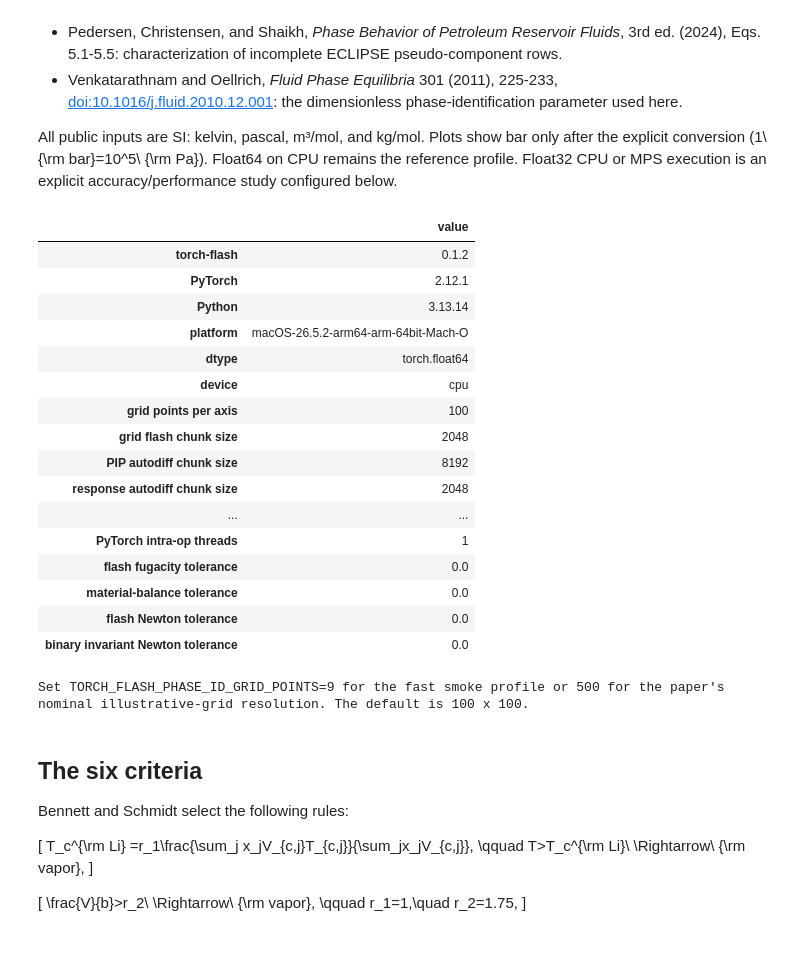
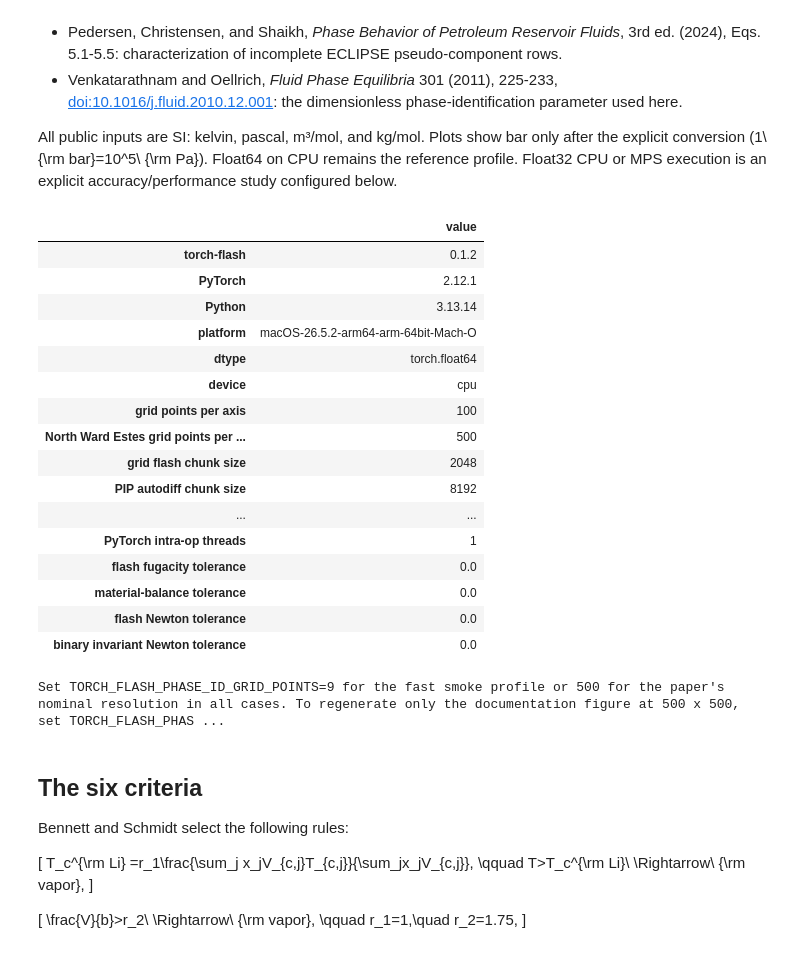
Before and after one commit to ThermoPhase-FCSRG/torch-flash, a Jupyter notebook: notebooks/verification/29_bennett_phase_identification_methods.ipynb, the cells around one changed output. Cells and saved outputs as stored; diff of their text form; code cells hidden in the pictures.

```diff
--- a/notebooks/verification/29_bennett_phase_identification_methods.ipynb
+++ b/notebooks/verification/29_bennett_phase_identification_methods.ipynb
@@ -117,6 +117,11 @@ plt.style.use("seaborn-v0_8-whitegrid")
 GRID_POINTS = int(os.environ.get("TORCH_FLASH_PHASE_ID_GRID_POINTS", "100"))
 if GRID_POINTS < 3:
     raise ValueError("TORCH_FLASH_PHASE_ID_GRID_POINTS must be at least 3")
+NWE_GRID_POINTS = int(
+    os.environ.get("TORCH_FLASH_PHASE_ID_NWE_GRID_POINTS", str(GRID_POINTS))
+)
+if NWE_GRID_POINTS < 3:
+    raise ValueError("TORCH_FLASH_PHASE_ID_NWE_GRID_POINTS must be at least 3")
 GRID_CHUNK_SIZE = int(os.environ.get("TORCH_FLASH_PHASE_ID_GRID_CHUNK_SIZE", "2048"))
 if GRID_CHUNK_SIZE < 1:
     raise ValueError("TORCH_FLASH_PHASE_ID_GRID_CHUNK_SIZE must be positive")
@@ -168,6 +173,7 @@ reproducibility = pd.Series(
         "dtype": str(runtime.dtype),
         "device": str(runtime.device),
         "grid points per axis": GRID_POINTS,
+        "North Ward Estes grid points per axis": NWE_GRID_POINTS,
         "grid flash chunk size": GRID_CHUNK_SIZE,
         "PIP autodiff chunk size": PIP_AUTODIFF_CHUNK_SIZE,
         "response autodiff chunk size": RESPONSE_AUTODIFF_CHUNK_SIZE,
@@ -179,44 +185,46 @@ reproducibility = pd.Series(
         "effective float32 convergence tolerance": (
             FLOAT32_EFFECTIVE_CONVERGENCE_TOLERANCE
             if TORCH_DTYPE == torch.float32
             else np.nan
         ),
         "random Gibbs fallback starts": int(
             os.environ.get("TORCH_FLASH_PHASE_ID_RANDOM_FALLBACK_STARTS", "8")
         ),
         "scalar fallback workers": FALLBACK_WORKERS,
         "PyTorch intra-op threads": torch.get_num_threads(),
         "flash fugacity tolerance": FLASH_FUGACITY_TOLERANCE,
         "material-balance tolerance": FLASH_MATERIAL_BALANCE_TOLERANCE,
         "flash Newton tolerance": FLASH_NEWTON_TOLERANCE,
         "binary invariant Newton tolerance": BINARY_INVARIANT_NEWTON_TOLERANCE,
     },
     name="value",
 )
 display(reproducibility.to_frame())
 print(
     "Set TORCH_FLASH_PHASE_ID_GRID_POINTS=9 for the fast smoke profile or 500 "
-    "for the paper's nominal illustrative-grid resolution. The default is 100 x 100."
+    "for the paper's nominal resolution in all cases. To regenerate only the "
+    "documentation figure at 500 x 500, set "
+    "TORCH_FLASH_PHASE_ID_NWE_GRID_POINTS=500. Both defaults are 100 x 100."
 )
 # %% [output]
 |  | value |
 | torch-flash | 0.1.2 |
 | PyTorch | 2.12.1 |
 | Python | 3.13.14 |
 | platform | macOS-26.5.2-arm64-arm-64bit-Mach-O |
 | dtype | torch.float64 |
 | device | cpu |
 | grid points per axis | 100 |
+| North Ward Estes grid points per ... | 500 |
 | grid flash chunk size | 2048 |
 | PIP autodiff chunk size | 8192 |
-| response autodiff chunk size | 2048 |
 | ... | ... |
 | PyTorch intra-op threads | 1 |
 | flash fugacity tolerance | 0.0 |
 | material-balance tolerance | 0.0 |
 | flash Newton tolerance | 0.0 |
 | binary invariant Newton tolerance | 0.0 |
-Set TORCH_FLASH_PHASE_ID_GRID_POINTS=9 for the fast smoke profile or 500 for the paper's nominal illustrative-grid resolution. The default is 100 x 100.
+Set TORCH_FLASH_PHASE_ID_GRID_POINTS=9 for the fast smoke profile or 500 for the paper's nominal resolution in all cases. To regenerate only the documentation figure at 500 x 500, set TORCH_FLASH_PHAS ...
 # %% [markdown]
 ## The six criteria
 
```
Also changed, not shown: parts of 9 cells of this notebook, 8 other files.
